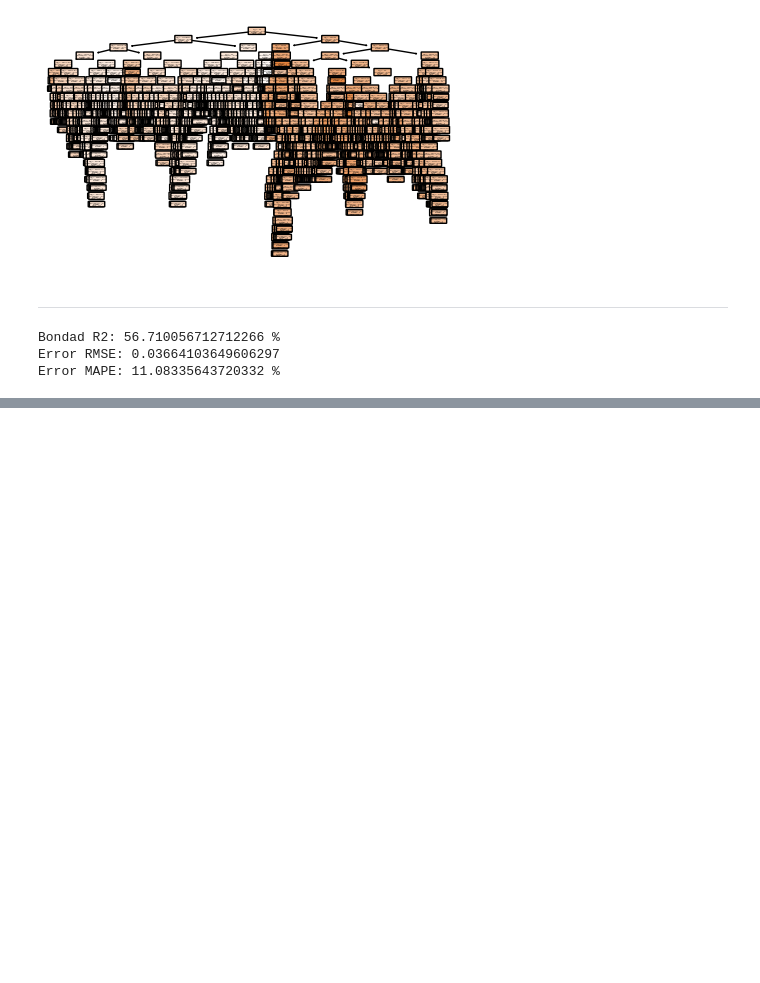
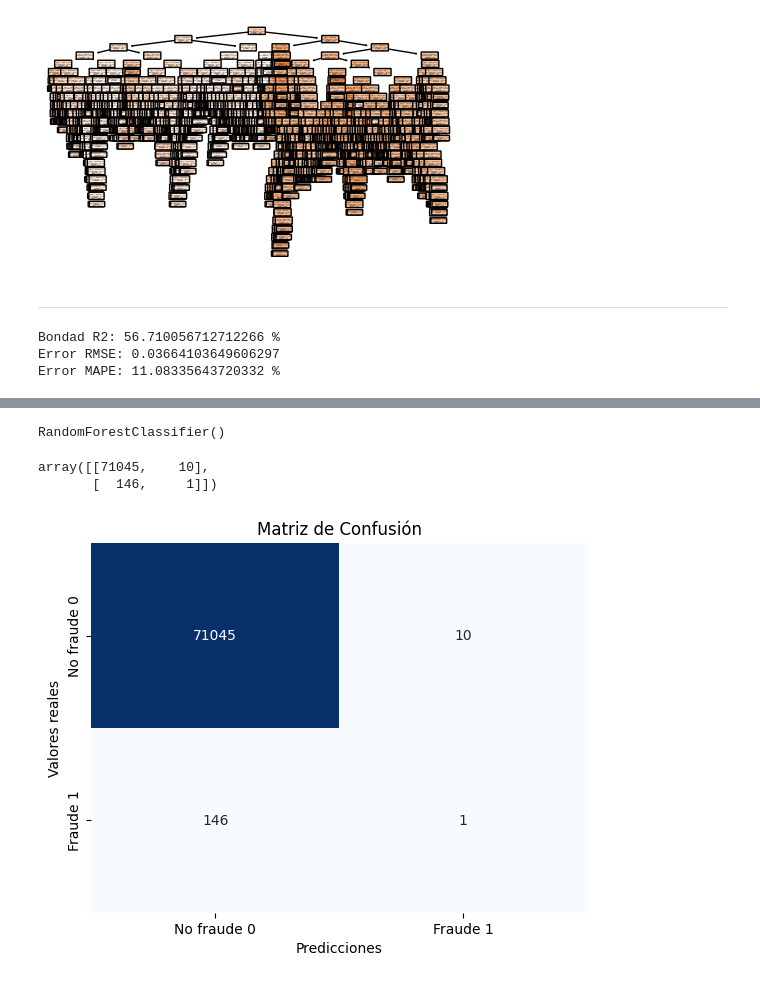
Before and after one commit to eeescamillar/cursolibertadorespython, a Jupyter notebook: cuaderno.ipynb, the cells around one changed output, grey strips where cells are left out. Drawn from its saved outputs; the diff is of its cells as text; code cells hidden in the pictures; blank space fills up the shorter version.

```diff
--- a/cuaderno.ipynb
+++ b/cuaderno.ipynb
@@ -2155,0 +2263,25 @@ Error MAPE: 11.08335643720332 %
+# %%
+rf_cl = RandomForestClassifier(n_estimators=100)
+# %%
+rf_cl.fit(x_train, y_train)
+# %% [output]
+RandomForestClassifier()
+# %%
+y_pred_rfcl = rf_cl.predict(x_test)
+# %%
+conf_matrix = confusion_matrix(y_test, y_pred_rfcl)
+conf_matrix
+# %% [output]
+array([[71045,    10],
+       [  146,     1]])
+# %%
+import seaborn as sns
+
+sns.heatmap(conf_matrix, annot=True, fmt='d', cmap='Blues', cbar=False,
+            xticklabels=['No fraude 0', 'Fraude 1'], yticklabels=['No fraude 0', 'Fraude 1'])
+plt.xlabel('Predicciones')
+plt.ylabel('Valores reales')
+plt.title('Matriz de Confusión')
+plt.show()
+# %% [output]
+[figure, added]
```
Also changed, not shown: parts of 19 cells of this notebook.
